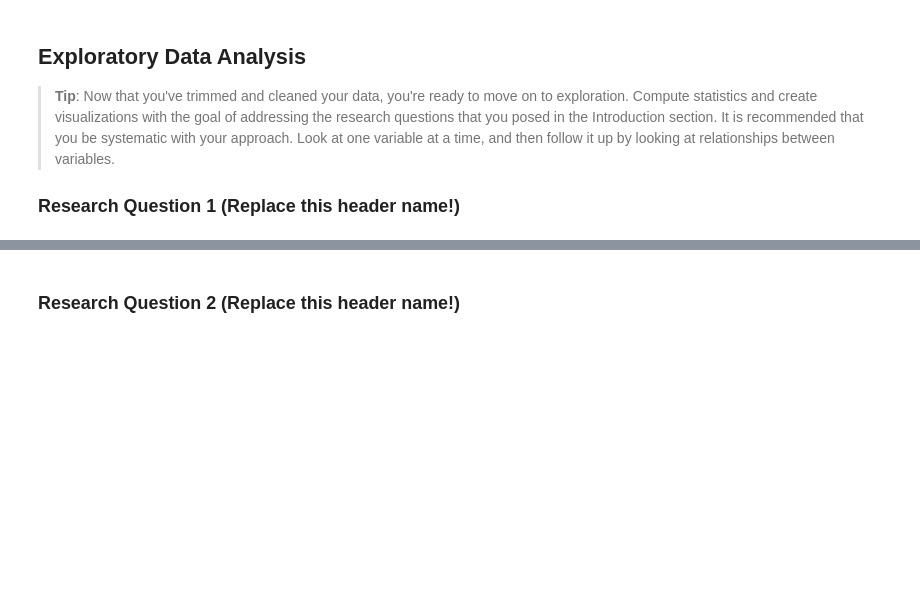
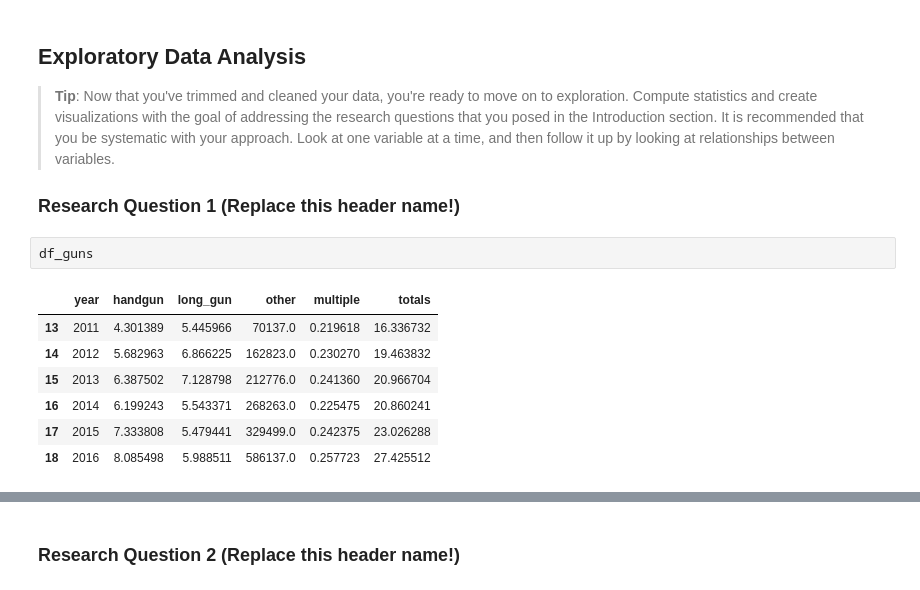
Before and after one commit to GaryLBentley/investigate_dataset, a Jupyter notebook: investigate-a-dataset.ipynb, the cells around one changed output, grey strips where cells are left out. Drawn from its saved outputs; the diff is of its cells as text; blank space fills up the shorter version.

```diff
--- a/investigate-a-dataset.ipynb
+++ b/investigate-a-dataset.ipynb
@@ -163,3 +354,13 @@ df_census.head()
 > **Tip**: Now that you've trimmed and cleaned your data, you're ready to move on to exploration. Compute statistics and create visualizations with the goal of addressing the research questions that you posed in the Introduction section. It is recommended that you be systematic with your approach. Look at one variable at a time, and then follow it up by looking at relationships between variables.
 
 ### Research Question 1 (Replace this header name!)
+# %%
+df_guns
+# %% [output]
+|  | year | handgun | long_gun | other | multiple | totals |
+| 13 | 2011 | 4.301389 | 5.445966 | 70137.0 | 0.219618 | 16.336732 |
+| 14 | 2012 | 5.682963 | 6.866225 | 162823.0 | 0.230270 | 19.463832 |
+| 15 | 2013 | 6.387502 | 7.128798 | 212776.0 | 0.241360 | 20.966704 |
+| 16 | 2014 | 6.199243 | 5.543371 | 268263.0 | 0.225475 | 20.860241 |
+| 17 | 2015 | 7.333808 | 5.479441 | 329499.0 | 0.242375 | 23.026288 |
+| 18 | 2016 | 8.085498 | 5.988511 | 586137.0 | 0.257723 | 27.425512 |
```
Also changed, not shown: parts of 29 cells of this notebook.
